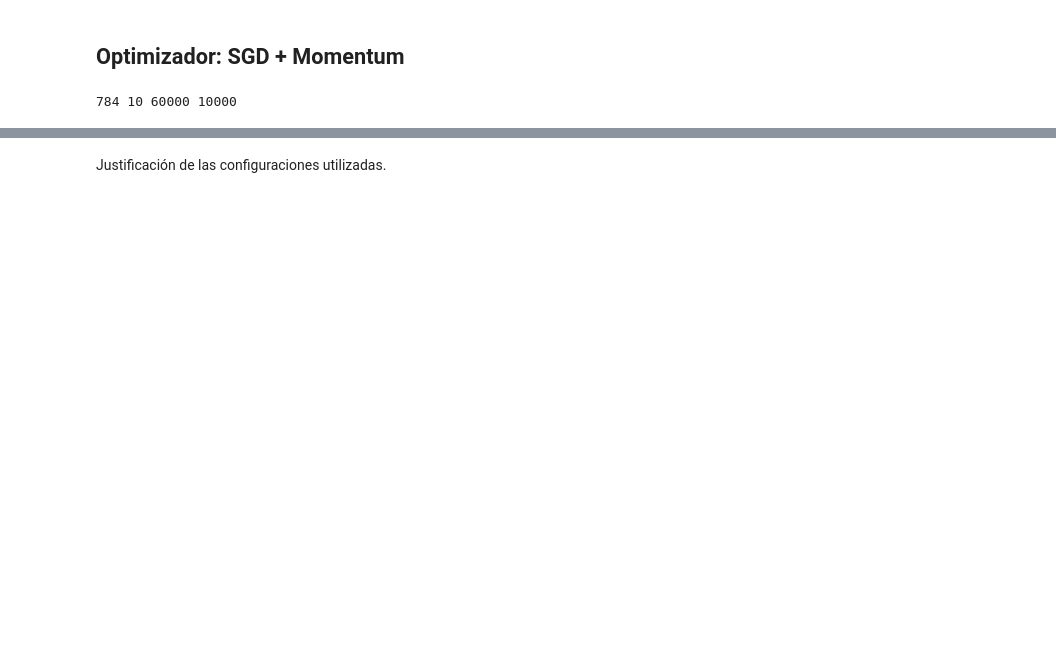
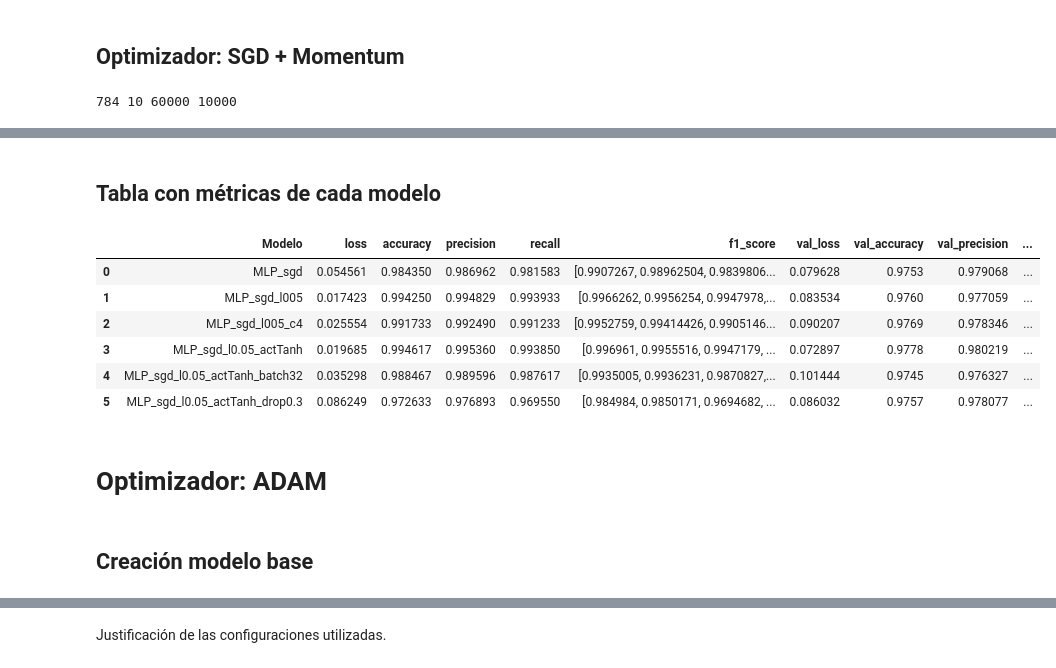
Before and after one commit to JuanZweifel/deep-learning-2025, a Jupyter notebook: DLY0100_Entrega_1_Equipo_2.ipynb, the cells around one changed output, grey strips where cells are left out. Cells and saved outputs as stored; diff of their text form; code cells hidden in the pictures; blank space fills up the shorter version.

```diff
--- a/DLY0100_Entrega_1_Equipo_2.ipynb
+++ b/DLY0100_Entrega_1_Equipo_2.ipynb
@@ -144,5 +159,7 @@ plt.show()
 # %% [markdown]
 ## Optimizador: SGD + Momentum
+# %%
+hist_models = []
 # %%
 M_train = X_train.shape[0]
 M_test = X_test.shape[0]
@@ -179,0 +434,13 @@ red_sgd.compile(
+# %%
+time_start = time.time()
+hist_sgd_learn_act_batch = red_sgd_learn_act_batch.fit(X_train, y_train,
+        epochs=10,
+        batch_size=32,
+        validation_data=(X_test,y_test)
+        )
+time_sgd_learn_act_batch = time.time() - time_start
+
+hist_sgd_learn_act_batch.name = red_sgd_learn_act_batch.name
+hist_models.append(hist_sgd_learn_act_batch)
+
+red_sgd_learn_act_batch.save("red_sgd_l005_actTanh_batch32.keras")
@@ -179,0 +494,13 @@ red_sgd.compile(
+# %%
+time_start = time.time()
+hist_sgd_learn_act_drop = red_sgd_learn_act_drop.fit(X_train, y_train,
+        epochs=10,
+        batch_size=128,
+        validation_data=(X_test,y_test)
+        )
+time_sgd_learn_act_drop = time.time() - time_start
+
+hist_sgd_learn_act_drop.name = red_sgd_learn_act_drop.name
+hist_models.append(hist_sgd_learn_act_drop)
+
+red_sgd_learn_act_drop.save("red_sgd_l005_actTanh_drop0.3.keras")
@@ -179,0 +528,25 @@ red_sgd.compile(
+# %% [markdown]
+## Tabla con métricas de cada modelo
+# %%
+results = []
+
+for hist in hist_models:
+    final_epoch = {}
+    for metric, values in hist.history.items():
+        final_epoch[metric] = values[-1]
+    results.append({"Modelo": hist.name, **final_epoch})
+
+results_df = pd.DataFrame(results)
+results_df
+# %% [output]
+|  | Modelo | loss | accuracy | precision | recall | f1_score | val_loss | val_accuracy | val_precision | ... |
+| 0 | MLP_sgd | 0.054561 | 0.984350 | 0.986962 | 0.981583 | [0.9907267, 0.98962504, 0.9839806... | 0.079628 | 0.9753 | 0.979068 | ... |
+| 1 | MLP_sgd_l005 | 0.017423 | 0.994250 | 0.994829 | 0.993933 | [0.9966262, 0.9956254, 0.9947978,... | 0.083534 | 0.9760 | 0.977059 | ... |
+| 2 | MLP_sgd_l005_c4 | 0.025554 | 0.991733 | 0.992490 | 0.991233 | [0.9952759, 0.99414426, 0.9905146... | 0.090207 | 0.9769 | 0.978346 | ... |
+| 3 | MLP_sgd_l0.05_actTanh | 0.019685 | 0.994617 | 0.995360 | 0.993850 | [0.996961, 0.9955516, 0.9947179, ... | 0.072897 | 0.9778 | 0.980219 | ... |
+| 4 | MLP_sgd_l0.05_actTanh_batch32 | 0.035298 | 0.988467 | 0.989596 | 0.987617 | [0.9935005, 0.9936231, 0.9870827,... | 0.101444 | 0.9745 | 0.976327 | ... |
+| 5 | MLP_sgd_l0.05_actTanh_drop0.3 | 0.086249 | 0.972633 | 0.976893 | 0.969550 | [0.984984, 0.9850171, 0.9694682, ... | 0.086032 | 0.9757 | 0.978077 | ... |
+# %% [markdown]
+# Optimizador: ADAM
+# %% [markdown]
+## Creación modelo base
```
Also changed, not shown: parts of 45 cells of this notebook.
